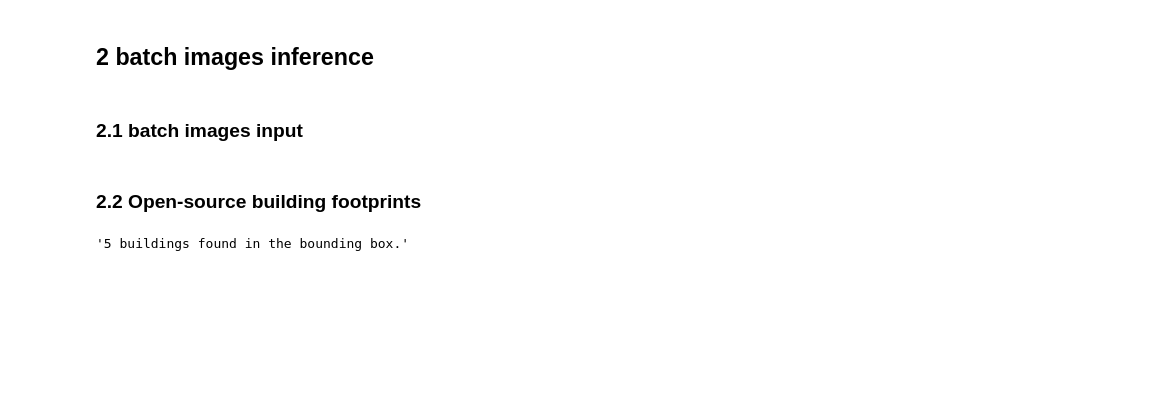
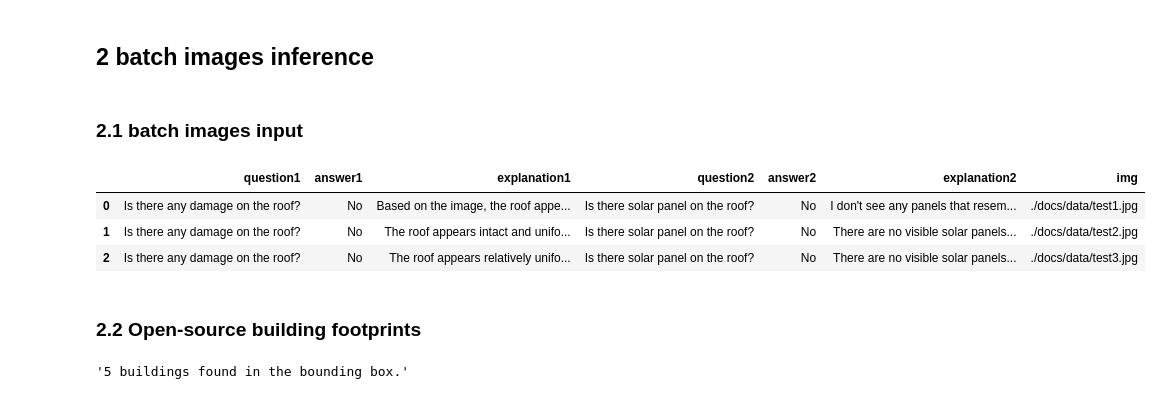
Before and after one commit to billbillbilly/urbanworm, a Jupyter notebook: docs/example.ipynb, the cells around one changed output. Cells and saved outputs as stored; diff of their text form; code cells hidden in the pictures; blank space fills up the shorter version.

```diff
--- a/docs/example.ipynb
+++ b/docs/example.ipynb
@@ -92,16 +92,21 @@ res['question'], res['answer'], res['confidence']
 # %%
 imgs = ['./data/test1.jpg', './data/test2.jpg', './data/test3.jpg',]
 data = UrbanDataSet(images = imgs)
 system = '''
     Given a top view image, you are going to roughly estimate house conditions. Your answer should be based only on your observation.
     The format of your response must include question, answer (yes or no), explaination (within 50 words)
 '''
 prompt = '''
     Is there any damage on the roof?
     Is there solar panel on the roof?
 '''
-res = data.loopImgChat(system=system, prompt=prompt, output_df=True, saveImg=False)
+res = data.loopImgChat(system=system, prompt=prompt, output_df=True)
 res
+# %% [output]
+|  | question1 | answer1 | explanation1 | question2 | answer2 | explanation2 | img |
+| 0 | Is there any damage on the roof? | No | Based on the image, the roof appe... | Is there solar panel on the roof? | No | I don't see any panels that resem... | ./docs/data/test1.jpg |
+| 1 | Is there any damage on the roof? | No | The roof appears intact and unifo... | Is there solar panel on the roof? | No | There are no visible solar panels... | ./docs/data/test2.jpg |
+| 2 | Is there any damage on the roof? | No | The roof appears relatively unifo... | Is there solar panel on the roof? | No | There are no visible solar panels... | ./docs/data/test3.jpg |
 # %% [markdown]
 ### 2.2 Open-source building footprints
 # %%
```
